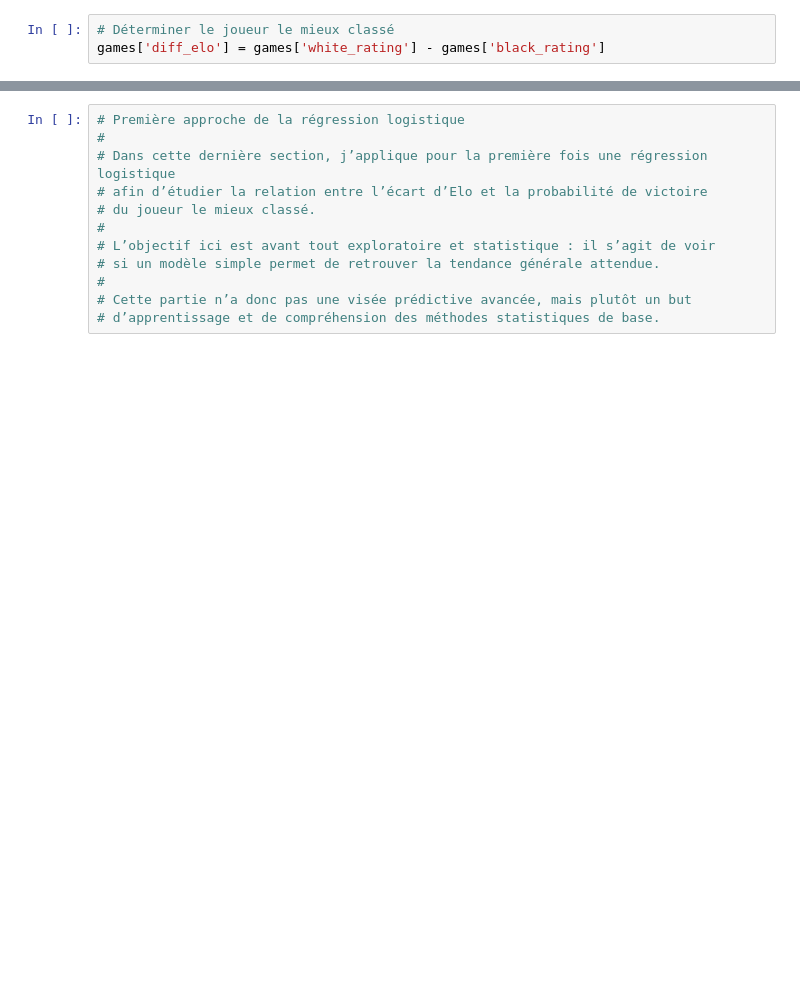
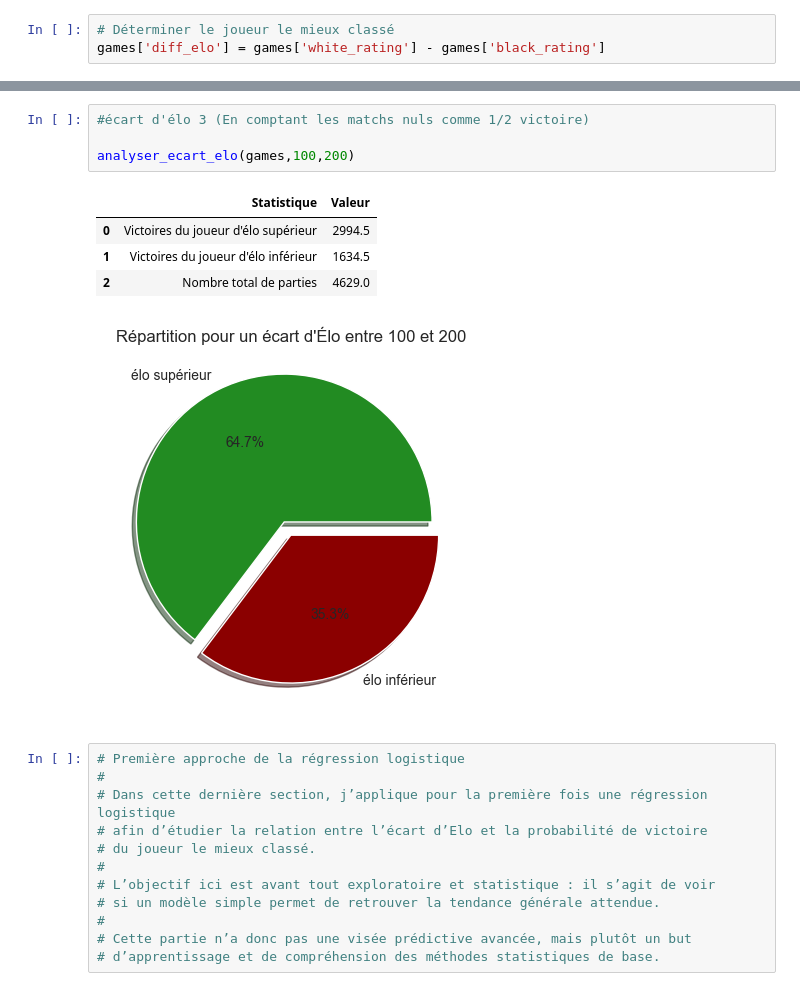
Before and after one commit to IdrissG94/Lichess-Dataset-Exploration, a Jupyter notebook: data_exploration.ipynb, the cells around one changed output, grey strips where cells are left out. Saved outputs shown, nothing was run; the diff lists cells and outputs as text; blank space fills up the shorter version.

```diff
--- a/data_exploration.ipynb
+++ b/data_exploration.ipynb
@@ -294,3 +245,13 @@ display(summary_df)
+# %%
+#écart d'élo 3 (En comptant les matchs nuls comme 1/2 victoire)
+
+analyser_ecart_elo(games,100,200)
+# %% [output]
+|  | Statistique | Valeur |
+| 0 | Victoires du joueur d'élo supérieur | 2994.5 |
+| 1 | Victoires du joueur d'élo inférieur | 1634.5 |
+| 2 | Nombre total de parties | 4629.0 |
+[figure, added]
 # %%
 # Première approche de la régression logistique
 #
```
Also changed, not shown: parts of 7 cells of this notebook.
